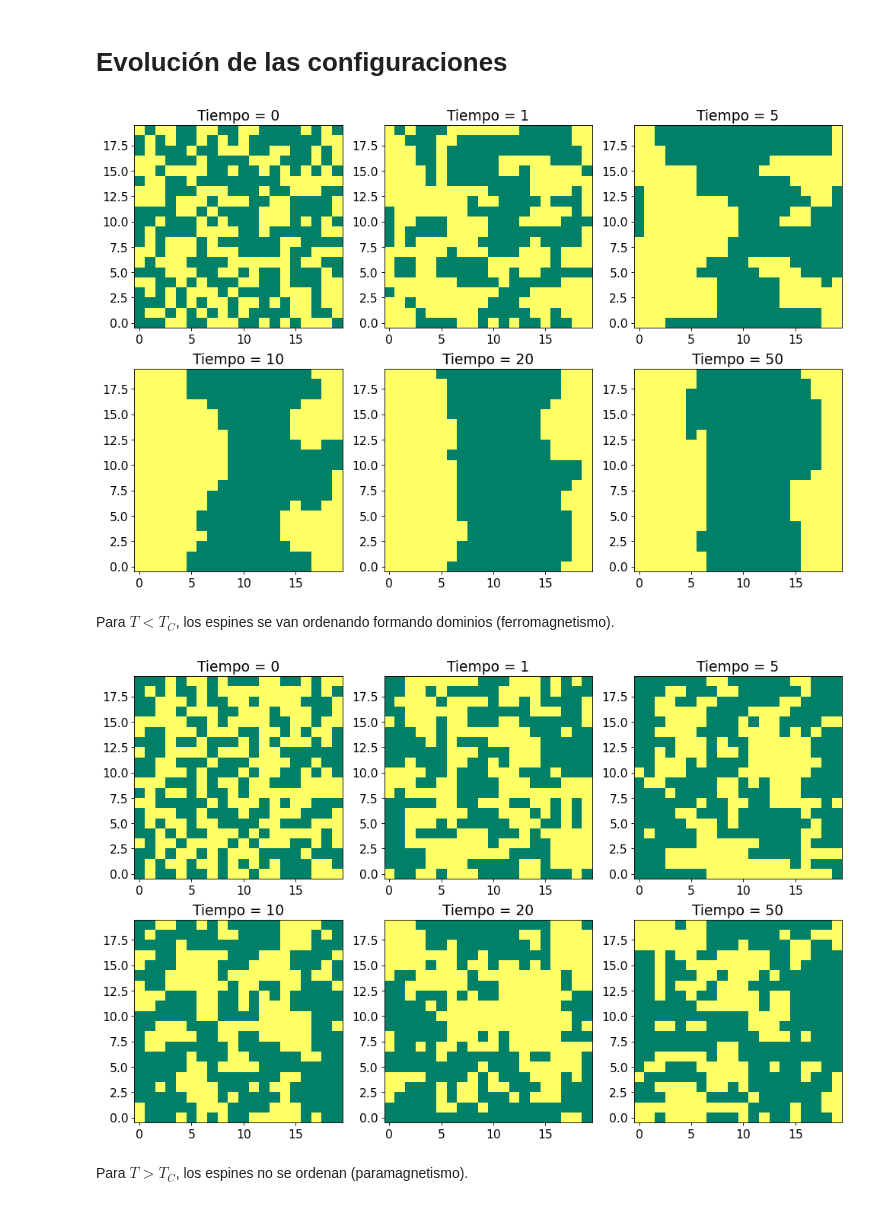
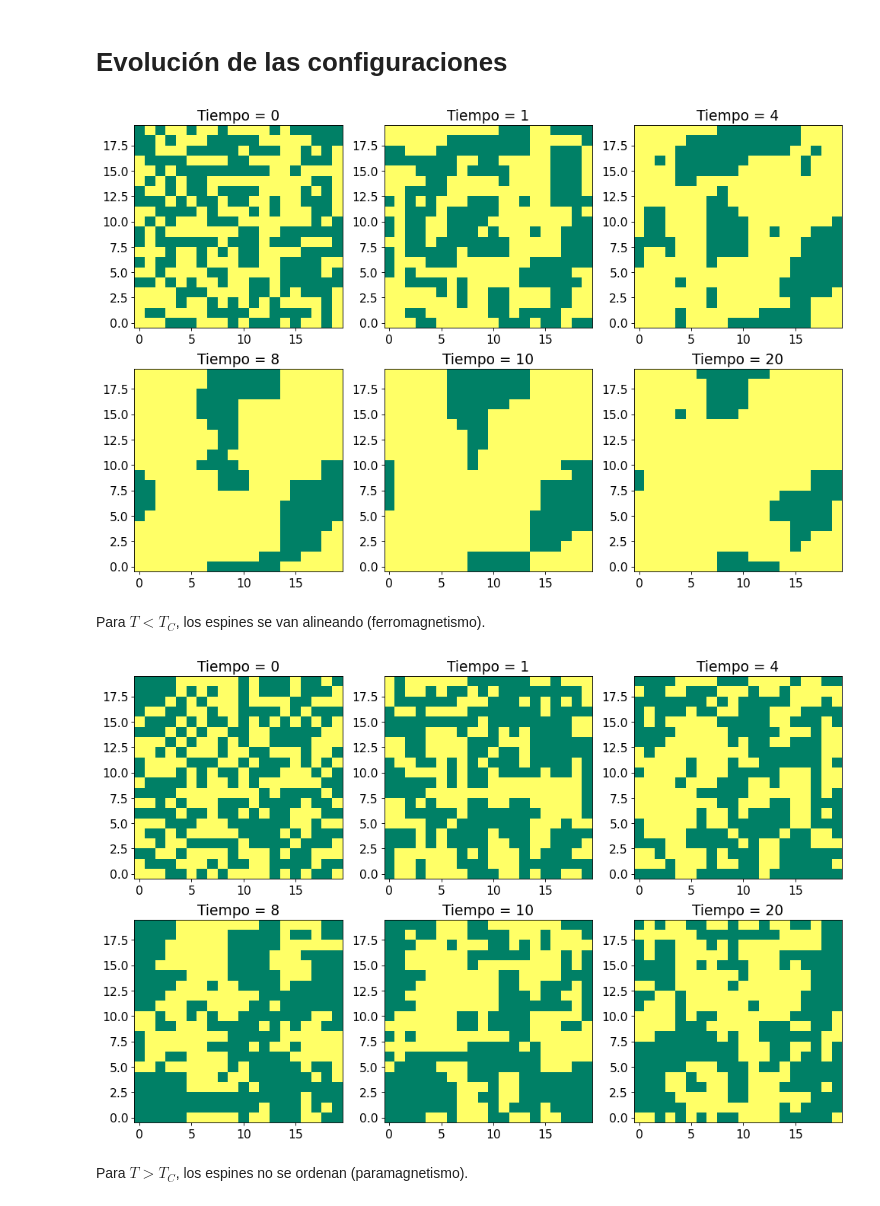
Before and after one commit to LPiancatelli/2022_Ingenieria, a Jupyter notebook: Consultas/Lucca/TP5/01.ipynb, the cells around one changed output. Saved outputs shown, nothing was run; the diff lists cells and outputs as text; code cells hidden in the pictures.

```diff
--- a/Consultas/Lucca/TP5/01.ipynb
+++ b/Consultas/Lucca/TP5/01.ipynb
@@ -164,7 +164,7 @@ temp = 1
 config = 2*np.random.randint(2, size=(N, N))-1
 f = plt.figure(figsize=(15, 15), dpi=80)
 configPlot(f, config, 0, N, 1)
-for k in range(1, 51):
+for k in range(1, 21):
     for i in range(N):
         for j in range(N):
             a = np.random.randint(0, N)
@@ -178,46 +178,46 @@ for k in range(1, 51):
             config[a, b] = s
     if k == 1:
         configPlot(f, config, k, N, 2)
-    if k == 5:
+    if k == 4:
         configPlot(f, config, k, N, 3)
+    if k == 8:
+        configPlot(f, config, k, N, 4)
     if k == 10:
-        configPlot(f, config, k, N, 4)
+        configPlot(f, config, k, N, 5)
     if k == 20:
-        configPlot(f, config, k, N, 5)
-    if k == 50:
         configPlot(f, config, k, N, 6)
 # %% [output]
-[figure, old version]
+[figure, new version]
 # %% [markdown]
-Para $T<T_C$, los espines se van ordenando formando dominios (ferromagnetismo).
+Para $T<T_C$, los espines se van alineando (ferromagnetismo).
 # %%
 temp = 3
 config = 2*np.random.randint(2, size=(N, N))-1
 f = plt.figure(figsize=(15, 15), dpi=80)
 configPlot(f, config, 0, N, 1)
-for k in range(1, 51):
+for k in range(1, 21):
     for i in range(N):
         for j in range(N):
             a = np.random.randint(0, N)
             b = np.random.randint(0, N)
             s = config[a, b]
             dE = 2*J*s*(config[a-1, b] + config[a-(N-1), b] + config[a, b-1] + config[a, b-(N-1)])
             if dE < 0:
                 s *= -1
             elif np.random.rand(1) < np.exp(-dE/temp):
                 s *= -1
             config[a, b] = s
     if k == 1:
         configPlot(f, config, k, N, 2)
-    if k == 5:
+    if k == 4:
         configPlot(f, config, k, N, 3)
+    if k == 8:
+        configPlot(f, config, k, N, 4)
     if k == 10:
-        configPlot(f, config, k, N, 4)
+        configPlot(f, config, k, N, 5)
     if k == 20:
-        configPlot(f, config, k, N, 5)
-    if k == 50:
         configPlot(f, config, k, N, 6)
 # %% [output]
-[figure, old version]
+[figure, new version]
 # %% [markdown]
 Para $T>T_C$, los espines no se ordenan (paramagnetismo).
```
Also changed, not shown: parts of 2 cells of this notebook.
